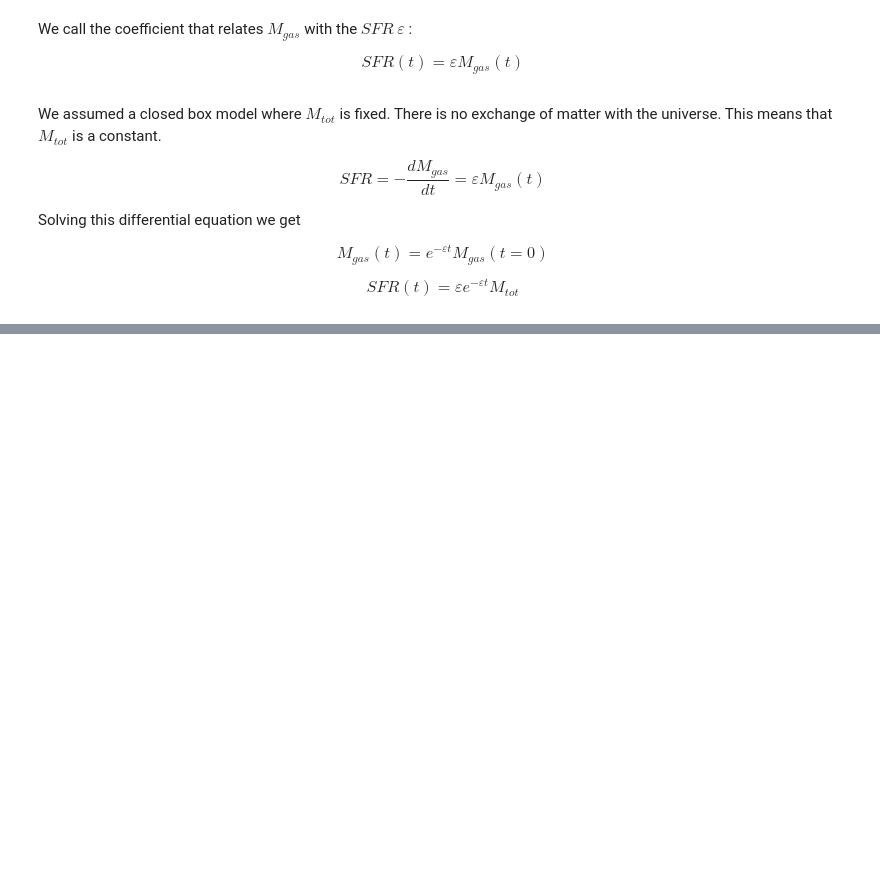
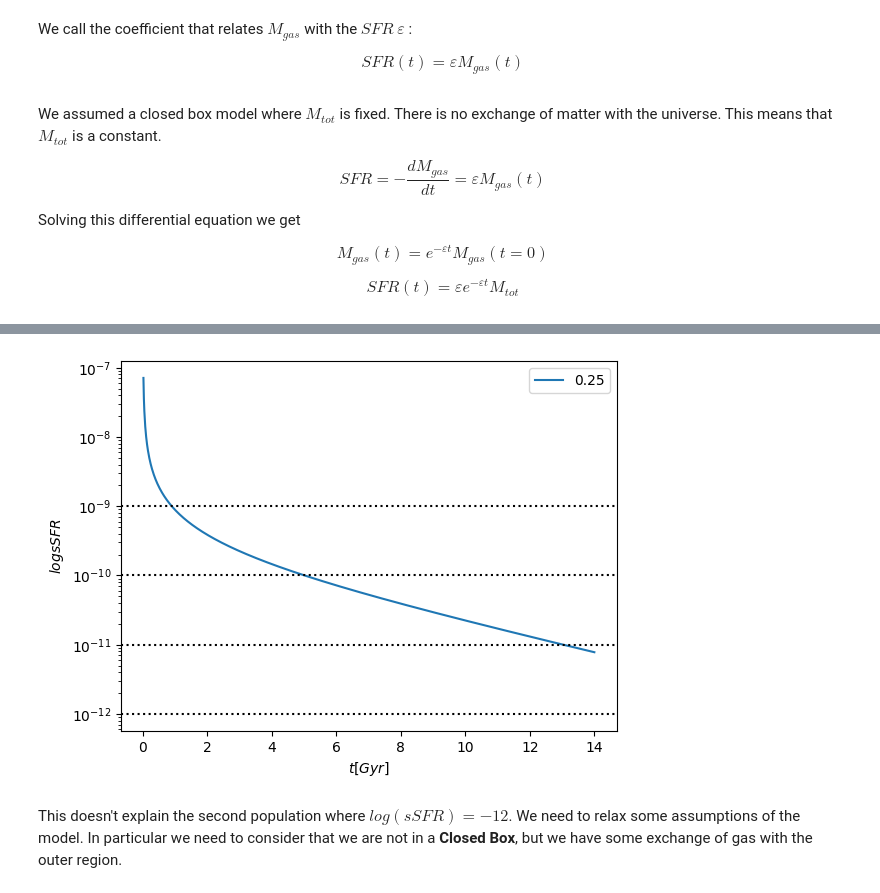
Before and after one commit to ElenaSofiaMangola/Laboratory-of-data-analysis, a Jupyter notebook: Lab.ipynb, the cells around one changed output, grey strips where cells are left out. Saved outputs shown, nothing was run; the diff lists cells and outputs as text; code cells hidden in the pictures; blank space fills up the shorter version.

Commit message:
Second week

```diff
--- a/Lab.ipynb
+++ b/Lab.ipynb
@@ -56,0 +100,21 @@ where the only free parameter are $\varepsilon$ and $t$ .
+# %%
+e = 0.25 # DAL PAPER (in Gyr^(-1))
+time = np.linspace(0,14,1000)
+
+lines = [10**(-9),10**(-10),10**(-11),10**(-12)]
+
+plt.plot(time,SpecificSFR(e,time),label=e)
+
+for i in lines:
+    plt.axhline(i, c='black', ls='dotted')
+
+plt.semilogy()
+plt.xlabel("$t[Gyr]$")
+plt.ylabel("$logsSFR$")
+plt.legend()
+plt.show()
+# %% [output]
+[figure, added]
+# %% [markdown]
+This doesn't explain the second population where $log(sSFR) = -12$. We need to relax some assumptions of the model.
+In particular we need to consider that we are not in a **Closed Box**, but we have some exchange of gas with the outer region.
```
Also changed, not shown: parts of 8 cells of this notebook.
